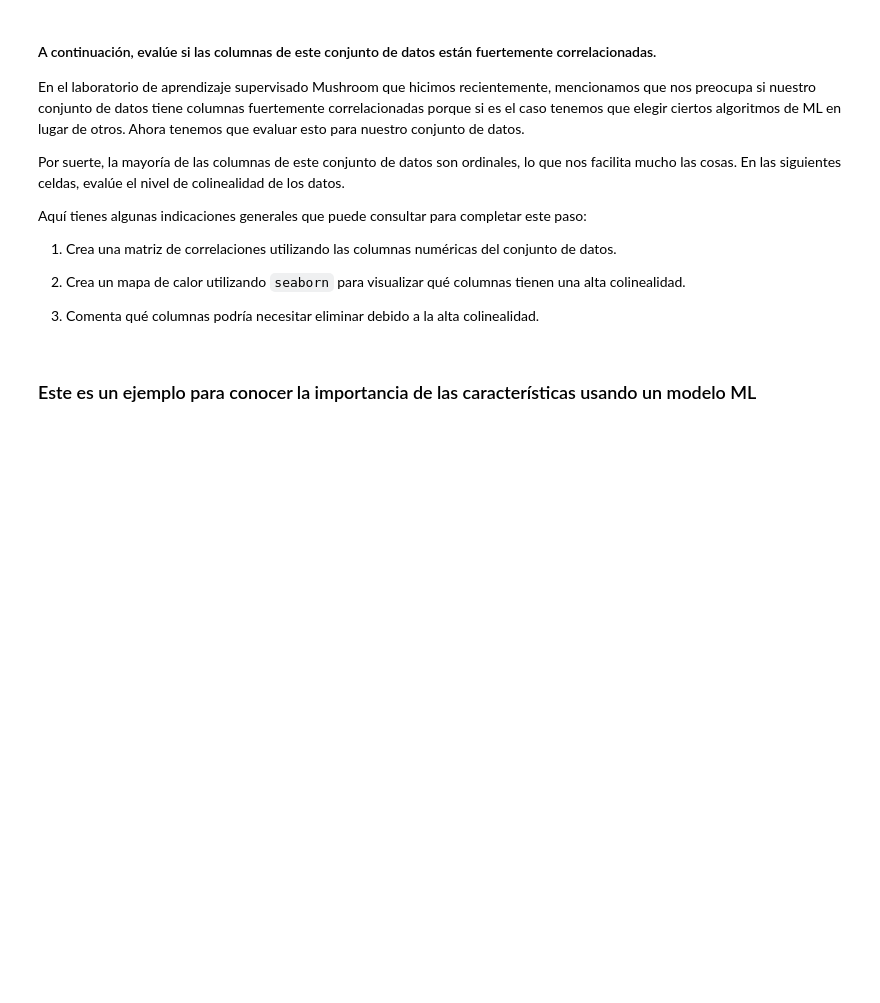
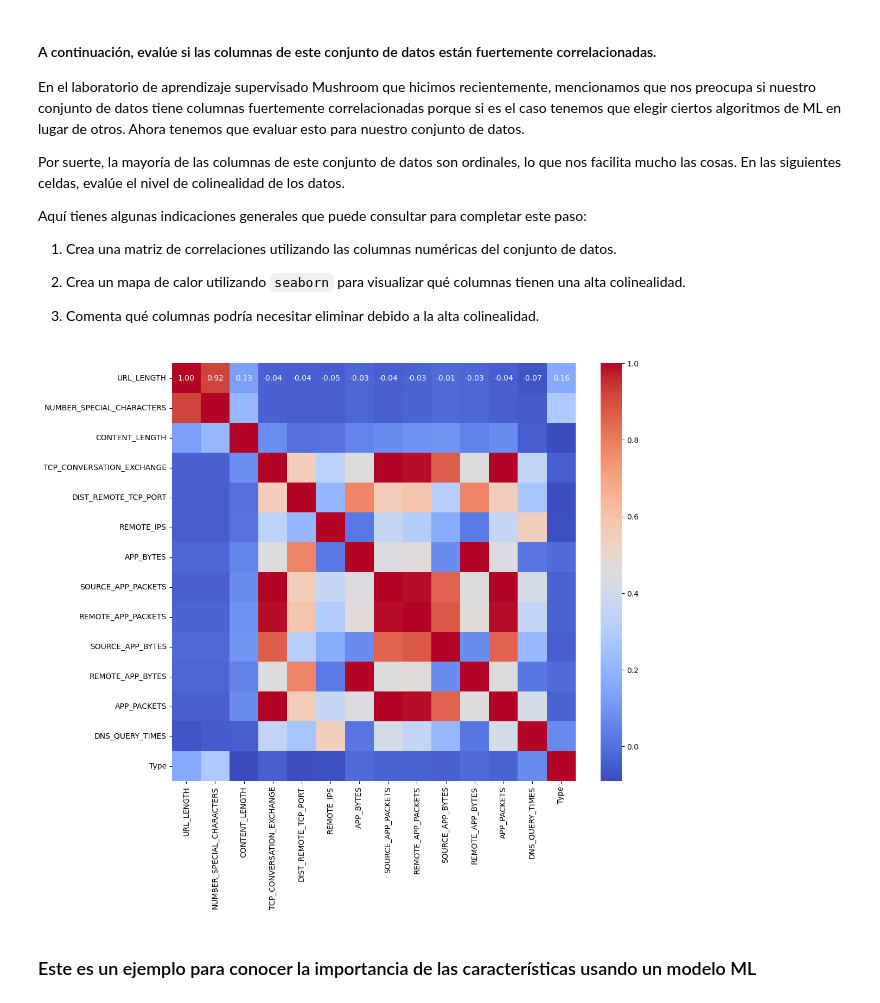
Before and after one commit to jalladin/LAB-supervised-learning-es, a Jupyter notebook: your-code/main_esp.ipynb, the cells around one changed output. Saved outputs shown, nothing was run; the diff lists cells and outputs as text; code cells hidden in the pictures; blank space fills up the shorter version.

```diff
--- a/your-code/main_esp.ipynb
+++ b/your-code/main_esp.ipynb
@@ -130,3 +187,15 @@ Aquí tienes algunas indicaciones generales que puede consultar para completar e
+# %%
+websites_numeric = websites.select_dtypes(include=[np.number])
+correlation_matrix = websites_numeric.corr()
+plt.figure(figsize=(12, 10))
+
+# Crea el mapa de calor
+sns.heatmap(correlation_matrix, annot=True, fmt=".2f", cmap='coolwarm')
+
+# Muestra el mapa de calor
+plt.show()
+# %% [output]
+[figure, added]
 # %% [markdown]
 ### Este es un ejemplo para conocer la importancia de las características usando un modelo ML
 # %%
```
Also changed, not shown: parts of 50 cells of this notebook.
